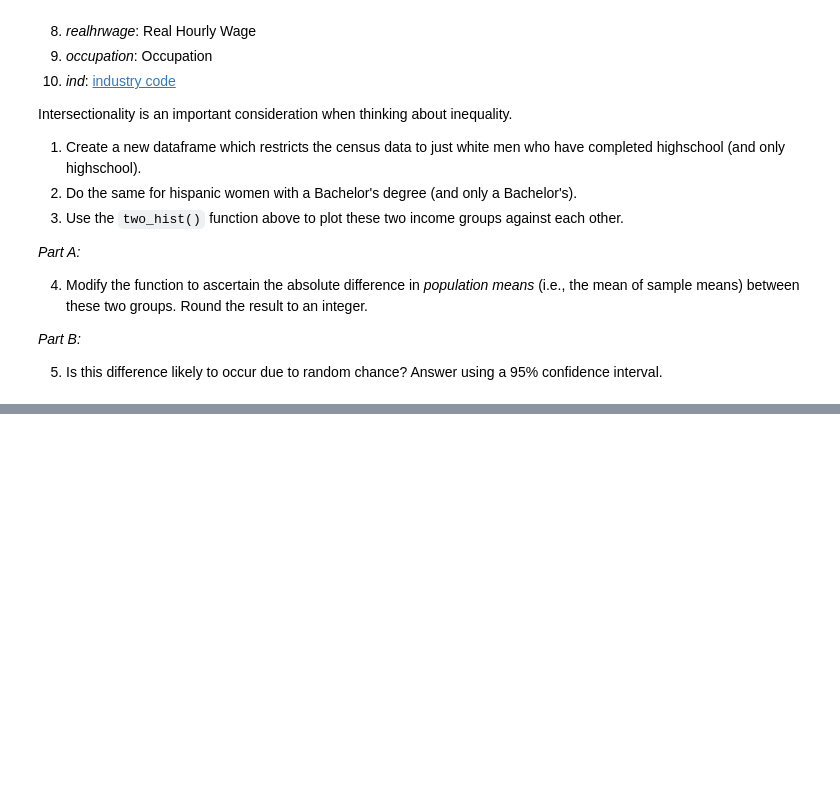
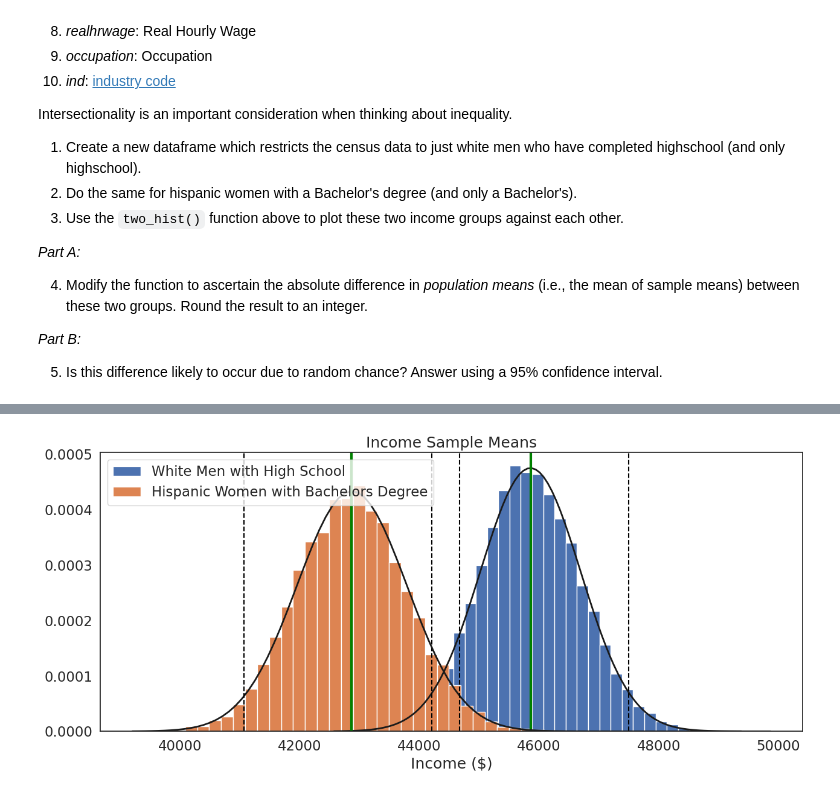
Before and after one commit to Feilusun/QM2, a Jupyter notebook: notebooks/W05. Distributions and Basic Statistics.ipynb, the cells around one changed output, grey strips where cells are left out. Saved outputs shown, nothing was run; the diff lists cells and outputs as text; code cells hidden in the pictures; blank space fills up the shorter version.

```diff
--- a/notebooks/W05. Distributions and Basic Statistics.ipynb
+++ b/notebooks/W05. Distributions and Basic Statistics.ipynb
@@ -629,3 +542,9 @@ plot_sample_means(hispanic_women_bachelor, xlab='Wage and salary income', sample
+# %%
+white_men_highschool = df[(df['race'] == 1) & (df['sex'] == 1) & (df['sch'] == 12)]
+hispanic_women_bachelor = df[(df['race'] == 3) & (df['sex'] == 2) & (df['sch'] == 16)]
+two_hist([white_men_highschool['incwage'], hispanic_women_bachelor['incwage']], ['White Men with High School', 'Hispanic Women with Bachelors Degree'],'Income ($)', "Income Sample Means")
+# %% [output]
+[figure, added]
 # %%
 #Part A
 
```
Also changed, not shown: parts of 20 cells of this notebook.
